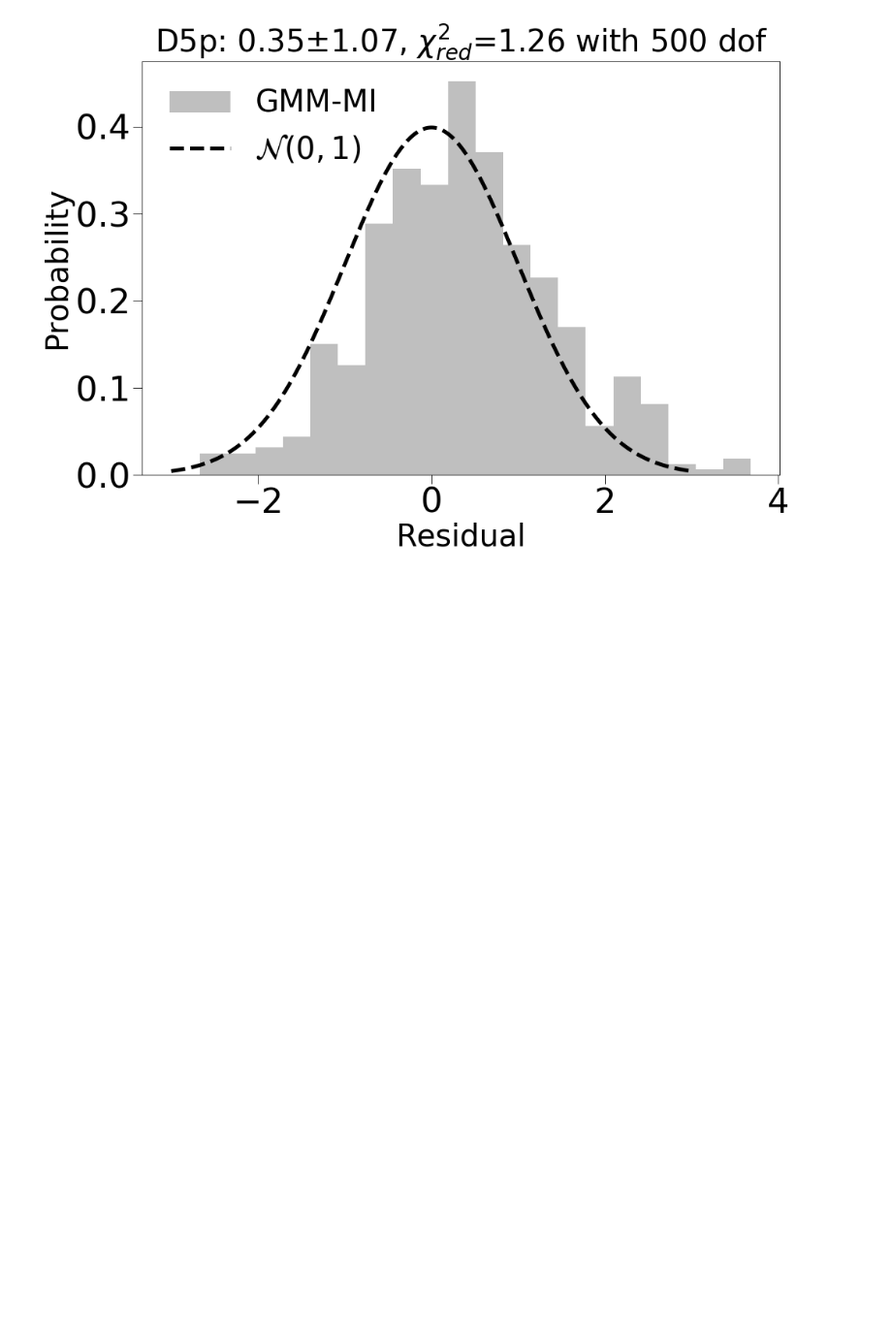
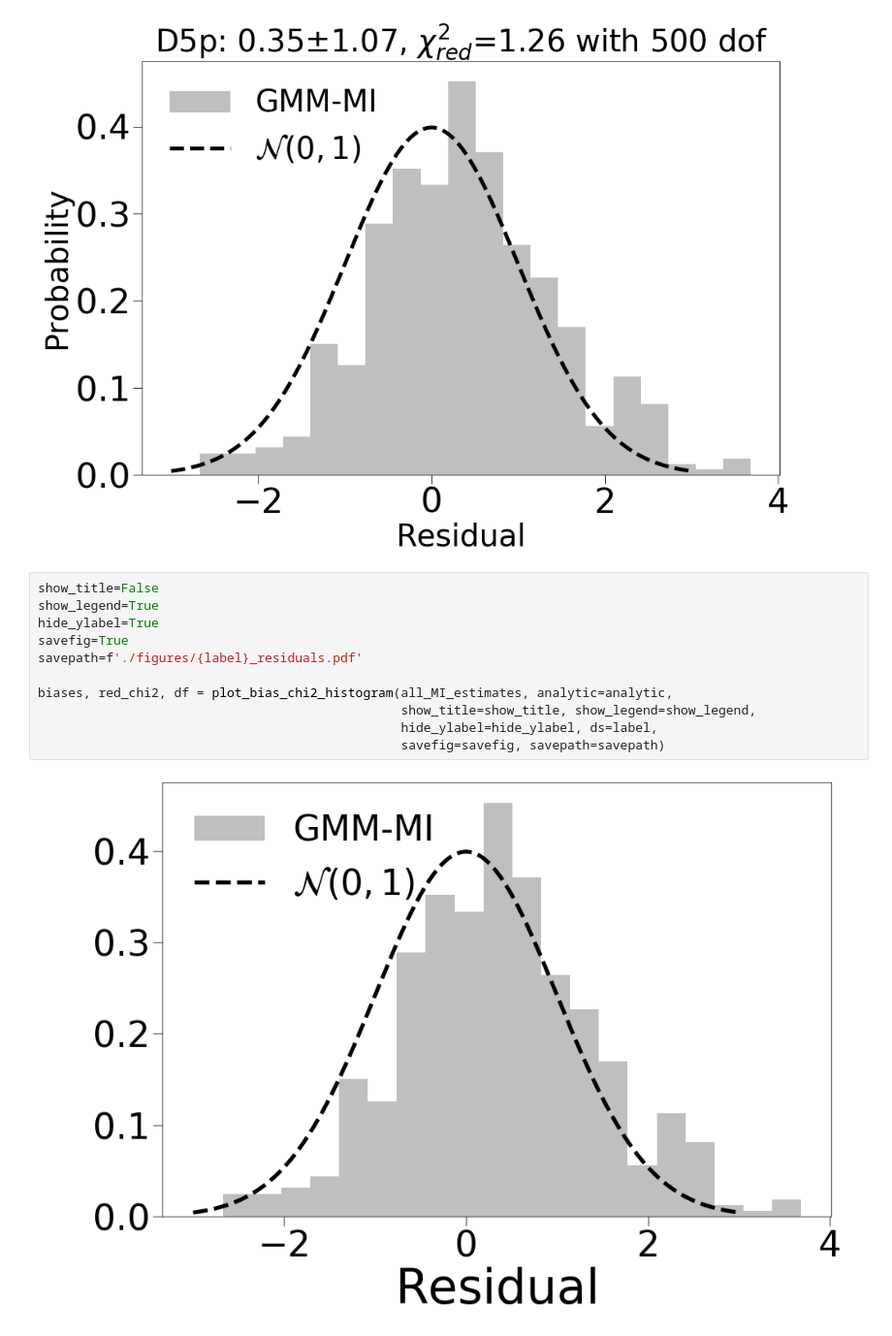
Before and after one commit to dpiras/GMM-MI, a Jupyter notebook: notebooks/4_MI_D5p_significance.ipynb, the cells around one changed output. Shown at 97% size. Saved outputs shown, nothing was run; the diff lists cells and outputs as text; blank space fills up the shorter version.

```diff
--- a/notebooks/4_MI_D5p_significance.ipynb
+++ b/notebooks/4_MI_D5p_significance.ipynb
@@ -90,3 +90,16 @@ biases, red_chi2, df = plot_bias_chi2_histogram(all_MI_estimates, analytic=analy
                                                 ds=label, legendsize=legendsize)
 # %% [output]
 [figure]
+# %%
+show_title=False
+show_legend=True
+hide_ylabel=True
+savefig=True
+savepath=f'./figures/{label}_residuals.pdf'
+
+biases, red_chi2, df = plot_bias_chi2_histogram(all_MI_estimates, analytic=analytic,
+                                                show_title=show_title, show_legend=show_legend,
+                                                hide_ylabel=hide_ylabel, ds=label,
+                                                savefig=savefig, savepath=savepath)
+# %% [output]
+[figure, added]
```
